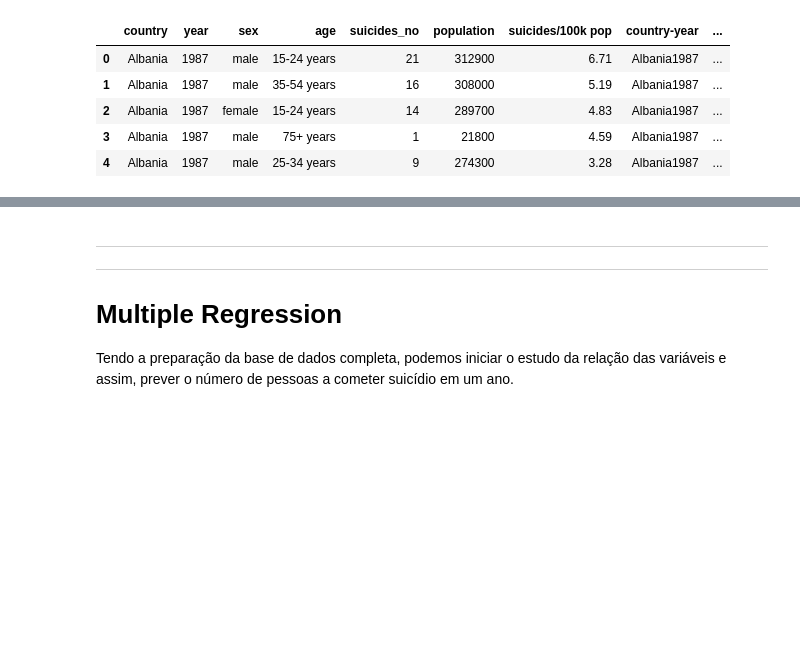
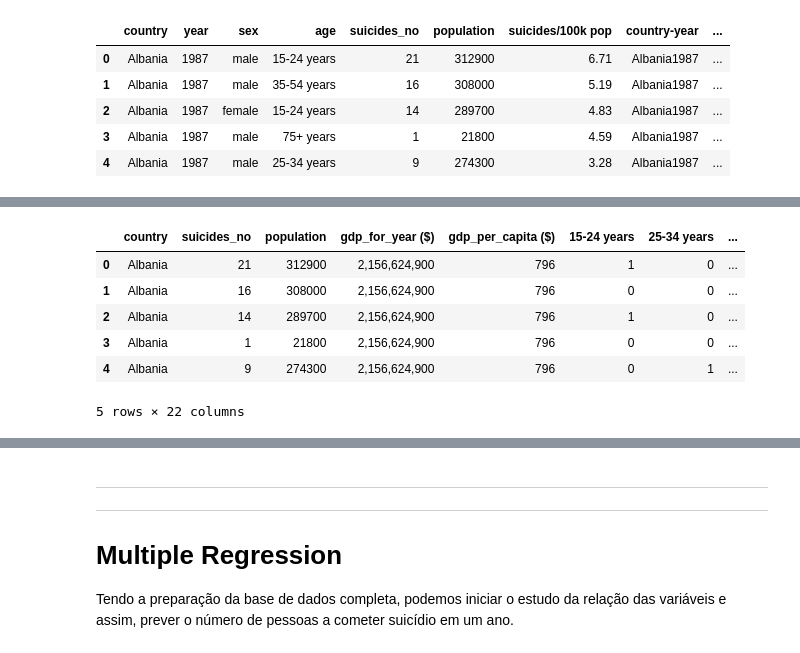
Before and after one commit to kaskang99/projeto2_cdados_2021, a Jupyter notebook: Projeto 2.ipynb, the cells around one changed output, grey strips where cells are left out. Cells and saved outputs as stored; diff of their text form; code cells hidden in the pictures; blank space fills up the shorter version.

```diff
--- a/Projeto 2.ipynb
+++ b/Projeto 2.ipynb
@@ -141,3 +161,13 @@ suicidios.head()
+# %%
+suicidios.head()
+# %% [output]
+|  | country | suicides_no | population | gdp_for_year ($) | gdp_per_capita ($) | 15-24 years | 25-34 years | ... |
+| 0 | Albania | 21 | 312900 | 2,156,624,900 | 796 | 1 | 0 | ... |
+| 1 | Albania | 16 | 308000 | 2,156,624,900 | 796 | 0 | 0 | ... |
+| 2 | Albania | 14 | 289700 | 2,156,624,900 | 796 | 1 | 0 | ... |
+| 3 | Albania | 1 | 21800 | 2,156,624,900 | 796 | 0 | 0 | ... |
+| 4 | Albania | 9 | 274300 | 2,156,624,900 | 796 | 0 | 1 | ... |
+5 rows × 22 columns
 # %%
 # Eliminando anomalias
 suicidios.describe()
```
Also changed, not shown: parts of 24 cells of this notebook.
